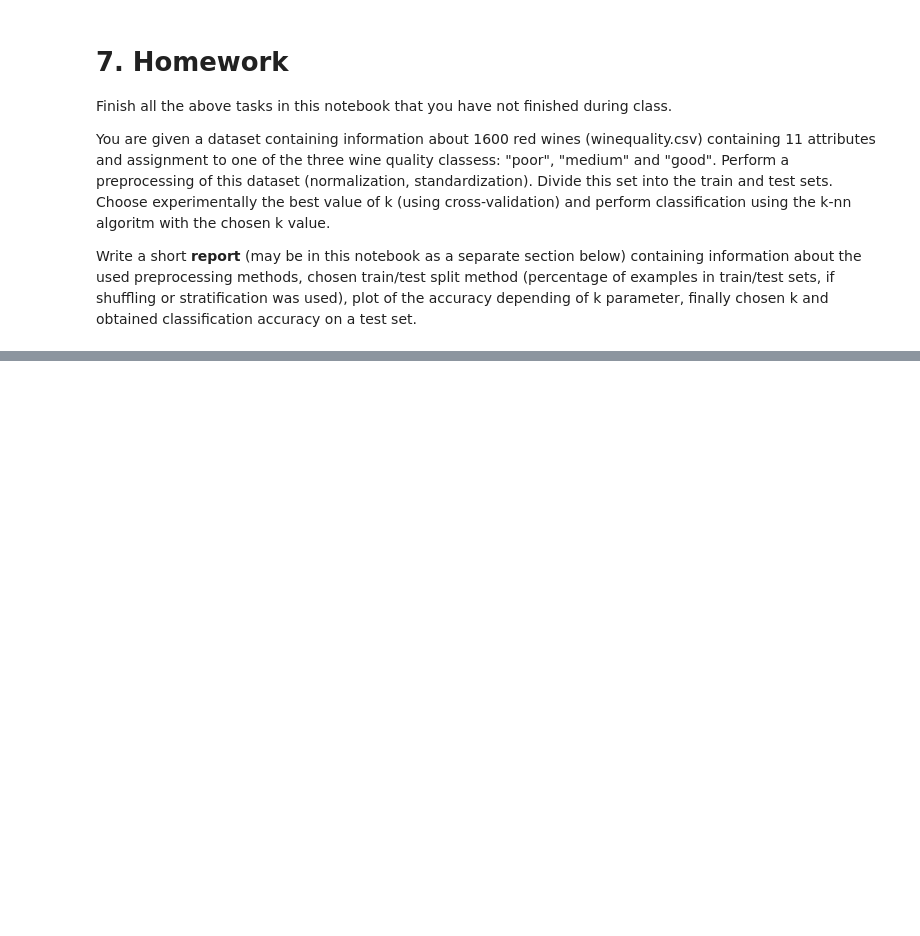
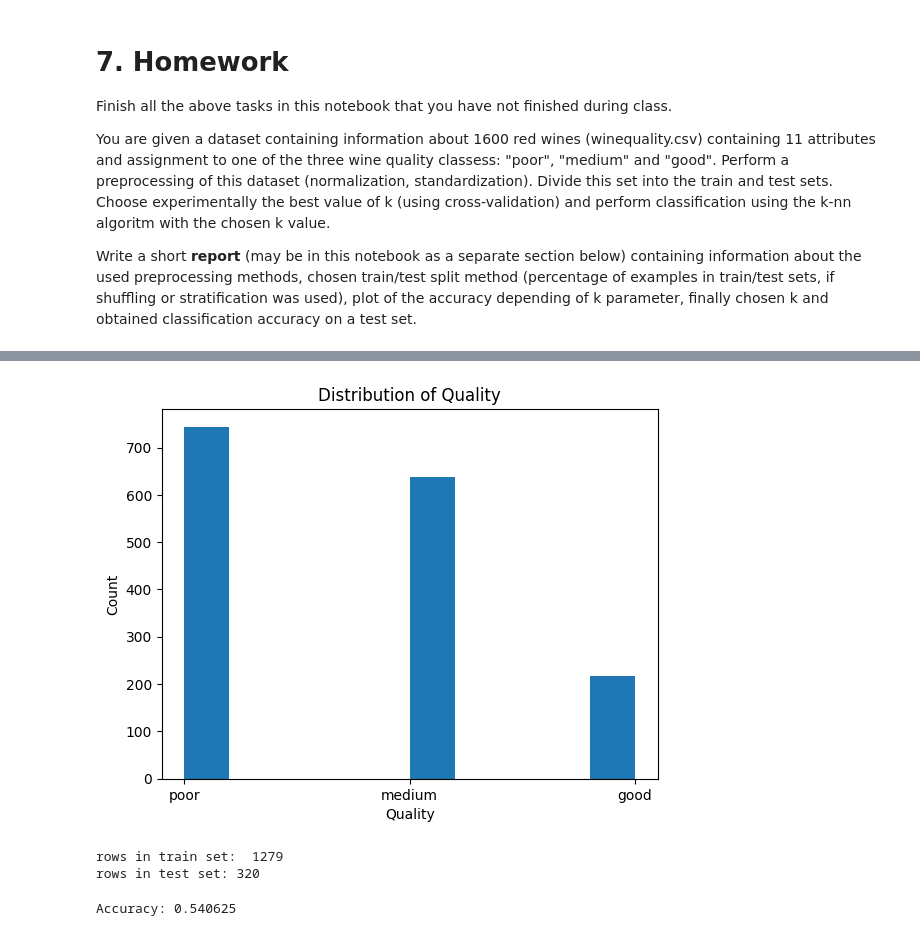
Before and after one commit to jegor377/ML, a Jupyter notebook: Exercices_knn.ipynb, the cells around one changed output, grey strips where cells are left out. Drawn from its saved outputs; the diff is of its cells as text; code cells hidden in the pictures; blank space fills up the shorter version.

```diff
--- a/Exercices_knn.ipynb
+++ b/Exercices_knn.ipynb
@@ -212,3 +342,10 @@ Finish all the above tasks in this notebook that you have not finished during cl
 You are given a dataset containing information about 1600 red wines (winequality.csv) containing 11 attributes and assignment to one of the three wine quality classess: "poor", "medium" and "good". Perform a preprocessing of this dataset (normalization, standardization). Divide this set into the train and test sets. Choose experimentally the best value of k (using cross-validation) and perform classification using the  k-nn algoritm with the chosen k value.
 
 Write a short **report** (may be in this notebook as a separate section below) containing information about the used preprocessing methods, chosen train/test split method (percentage of examples in train/test sets, if shuffling or stratification was used), plot of the accuracy depending of k parameter, finally chosen k and obtained classification accuracy on a test set.
+# %%
+df = pd.read_csv('winequality-red.csv')
+# get 'quality' column as series
+y = df['quality']
+# drop the 'quality' column from the dataframe
+df.drop(columns=['quality'], inplace=True)
+df.head()
@@ -214,0 +373,20 @@ Write a short **report** (may be in this notebook as a separate section below) c
+# %%
+plt.hist(y, bins=10)
+plt.xlabel('Quality')
+plt.ylabel('Count')
+plt.title('Distribution of Quality')
+plt.show()
+# %% [output]
+[figure, added]
+# %%
+# split the data into train and test sets
+(train_X, test_X, train_Y,  test_Y) = train_test_split(df, y, test_size=0.2, shuffle=True, stratify=y)
+print("rows in train set: ", train_X.shape[0])
+print("rows in test set:", test_X.shape[0])
+# %% [output]
+rows in train set:  1279
+rows in test set: 320
+# %%
+print("Accuracy:", get_classification_accuracy(train_X, train_Y, test_X, test_Y))
+# %% [output]
+Accuracy: 0.540625
```
Also changed, not shown: parts of 30 cells of this notebook, 1 other file.
